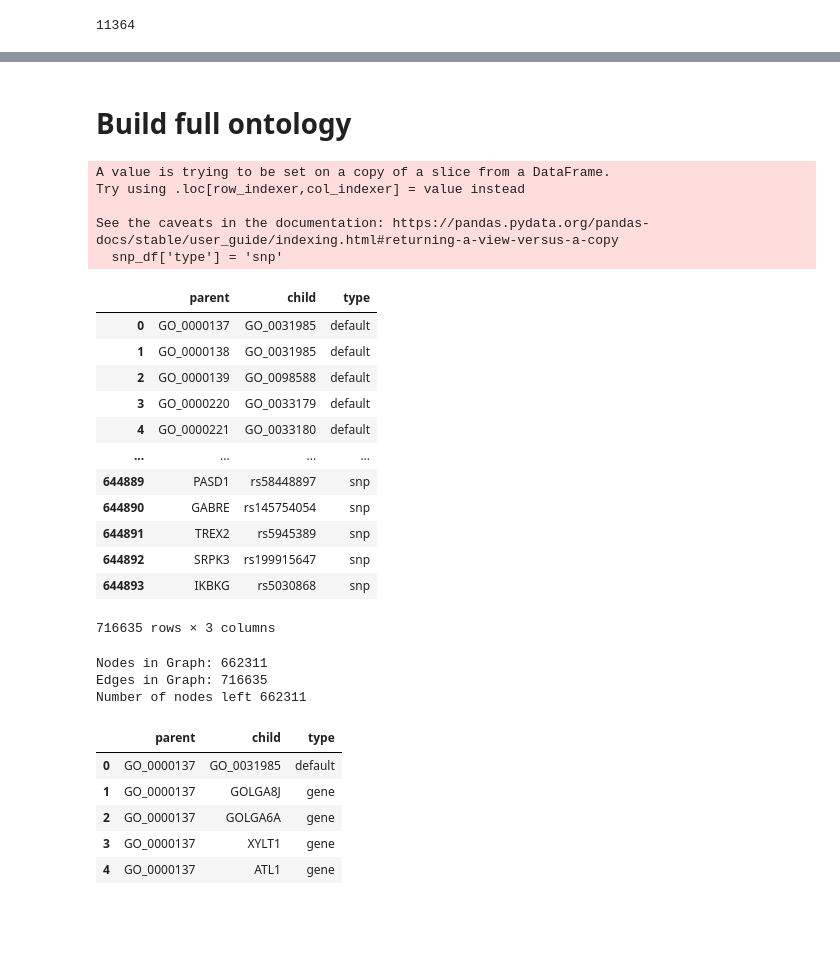
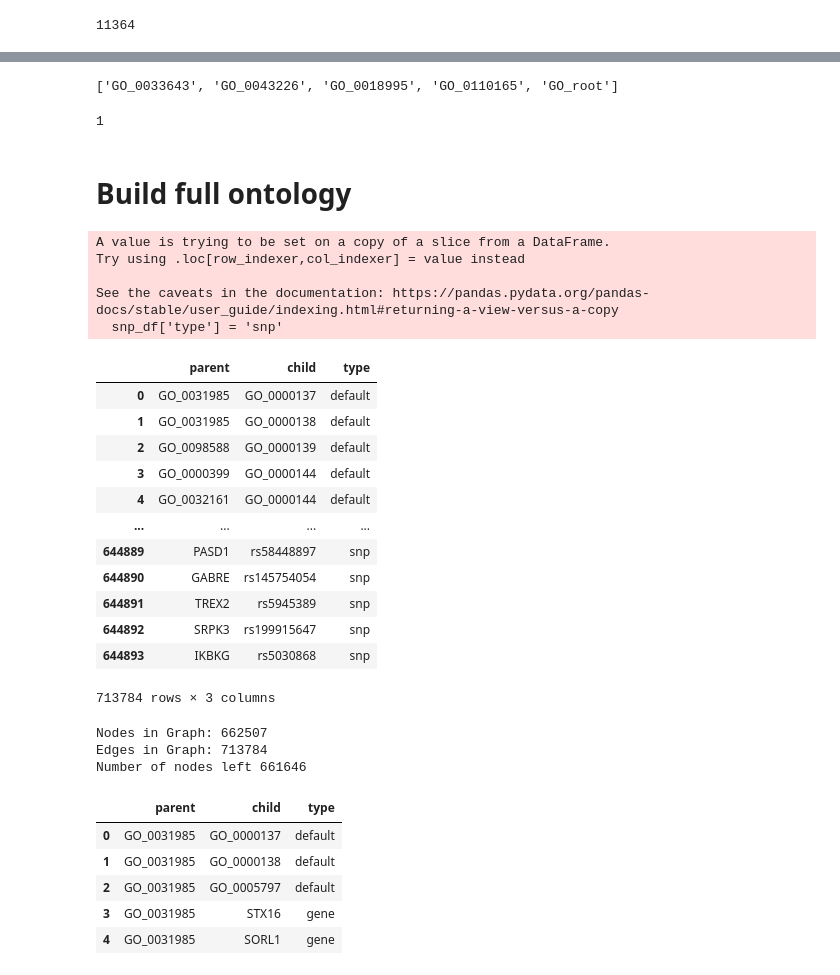
Before and after one commit to DennisGankin/snp_vnn, a Jupyter notebook: notebooks/gene_ontology_builder.ipynb, the cells around one changed output, grey strips where cells are left out. Saved outputs shown, nothing was run; the diff lists cells and outputs as text; code cells hidden in the pictures; blank space fills up the shorter version.

Commit message:
go ontology builder

```diff
--- a/notebooks/gene_ontology_builder.ipynb
+++ b/notebooks/gene_ontology_builder.ipynb
@@ -308,7 +308,7 @@ import networkx as nx
 import pickle
 
 #go_path = "../../ontology_operations/data/GO_biological_process.pickle"
-go_path = "../../ontology_operations/data/GO_cellular_component.pickle"
+go_path = "../../ontology_operations/data/GO_cellular_component_trimmed.pickle"
 G = pickle.load(open(go_path, 'rb'))
 # %%
 go_bim = pd.read_csv("../data/go_biological_processes_bim_full.csv", sep="\t")
@@ -363,0 +348,4 @@ go_terms
+# %%
+# only keep terms that are also in the graph
+graph_terms = {i.replace("_",":") for i in G.nodes}
+merged_go = merged_go[merged_go["index"].isin(graph_terms)]
@@ -371,7 +379,7 @@ def prune_tree(G, nodeset):
     nodes_to_check = list(G.nodes)
     while nodes_to_check:
         node = nodes_to_check.pop()
-        if G.out_degree(node) == 0 and G.in_degree(node) > 0 and not node in nodeset: # if leaf is not in nodeset
+        if G.in_degree(node) == 0 and G.out_degree(node) > 0 and not node in nodeset: # if leaf is not in nodeset (leaf meaning )
             parents = list(G.predecessors(node))
             G.remove_node(node)
             nodes_to_check.extend(parents)
@@ -384,8 +399,16 @@ Number of nodes left 1940
+# %%
+list(nx.topological_sort(G))[-5:]
+# %% [output]
+['GO_0033643', 'GO_0043226', 'GO_0018995', 'GO_0110165', 'GO_root']
+# %%
+len([n for n in G.nodes if G.out_degree(n) == 0])
+# %% [output]
+1
 # %% [markdown]
 # Build full ontology
 # %%
 # Convert the pruned graph to a dataframe for output
-pruned_edges = [(u, v) for u, v in G.edges]
+pruned_edges = [(v,u) for u, v in G.edges]
 ontology_df = pd.DataFrame(pruned_edges, columns=['parent', 'child'])
 ontology_df["type"] = "default"
 ontology_df
@@ -411,18 +434,18 @@ Try using .loc[row_indexer,col_indexer] = value instead
 See the caveats in the documentation: https://pandas.pydata.org/pandas-docs/stable/user_guide/indexing.html#returning-a-view-versus-a-copy
   snp_df['type'] = 'snp'
 |  | parent | child | type |
-| 0 | GO_0000137 | GO_0031985 | default |
-| 1 | GO_0000138 | GO_0031985 | default |
-| 2 | GO_0000139 | GO_0098588 | default |
-| 3 | GO_0000220 | GO_0033179 | default |
-| 4 | GO_0000221 | GO_0033180 | default |
+| 0 | GO_0031985 | GO_0000137 | default |
+| 1 | GO_0031985 | GO_0000138 | default |
+| 2 | GO_0098588 | GO_0000139 | default |
+| 3 | GO_0000399 | GO_0000144 | default |
+| 4 | GO_0032161 | GO_0000144 | default |
 | ... | ... | ... | ... |
 | 644889 | PASD1 | rs58448897 | snp |
 | 644890 | GABRE | rs145754054 | snp |
 | 644891 | TREX2 | rs5945389 | snp |
 | 644892 | SRPK3 | rs199915647 | snp |
 | 644893 | IKBKG | rs5030868 | snp |
-716635 rows × 3 columns
+713784 rows × 3 columns
 # %%
 # Create a directed graph from the ontology data
 OG = nx.DiGraph()
@@ -434,43 +457,42 @@ for index, row in ontology_df.iterrows():
 print("Nodes in Graph:", len(OG.nodes))
 print("Edges in Graph:", len(OG.edges))
 
 #print(G.nodes)
 
 # Step 2: Iteratively remove nodes that do not lead to a known gene
 def prune_tree_(G):
     nodes_to_check = list(G.nodes)
     while nodes_to_check:
         node = nodes_to_check.pop()
         if G.out_degree(node) == 0 and G.in_degree(node) > 0 and "GO" in node:  # Check if it is a hanging node
-            print("yas")
             parents = list(G.predecessors(node))
             G.remove_node(node)
             nodes_to_check.extend(parents)
 
 prune_tree_(OG)
 
 print("Number of nodes left", len(OG.nodes))
 
 # Convert the pruned graph back to a dataframe for output
 pruned_edges = [(u, v, OG[u][v]['type']) for u, v in OG.edges]
 pruned_df = pd.DataFrame(pruned_edges, columns=['parent', 'child', 'type'])
 
 # Save the pruned ontology
 #pruned_ontology_file = '../data/go_biological_processes.txt'
 pruned_ontology_file = '../data/go_cellular_components.txt'
-pruned_df.to_csv(pruned_ontology_file, sep='\t', index=False)
+pruned_df.to_csv(pruned_ontology_file, sep='\t', index=False, header=False)
 
 pruned_df.head()
 # %% [output]
-Nodes in Graph: 662311
-Edges in Graph: 716635
-Number of nodes left 662311
+Nodes in Graph: 662507
+Edges in Graph: 713784
+Number of nodes left 661646
 |  | parent | child | type |
-| 0 | GO_0000137 | GO_0031985 | default |
-| 1 | GO_0000137 | GOLGA8J | gene |
-| 2 | GO_0000137 | GOLGA6A | gene |
-| 3 | GO_0000137 | XYLT1 | gene |
-| 4 | GO_0000137 | ATL1 | gene |
+| 0 | GO_0031985 | GO_0000137 | default |
+| 1 | GO_0031985 | GO_0000138 | default |
+| 2 | GO_0031985 | GO_0005797 | default |
+| 3 | GO_0031985 | STX16 | gene |
+| 4 | GO_0031985 | SORL1 | gene |
 # %%
 pruned_df
 # %% [output]
```
Also changed, not shown: parts of 14 cells of this notebook.
